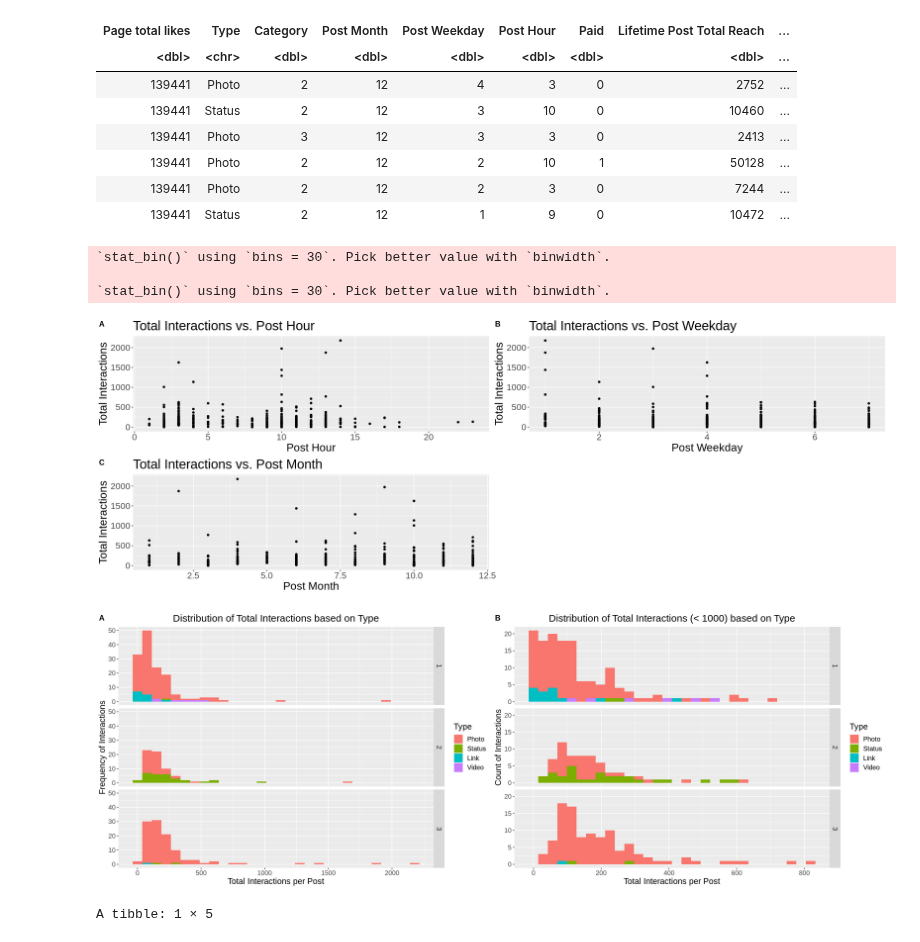
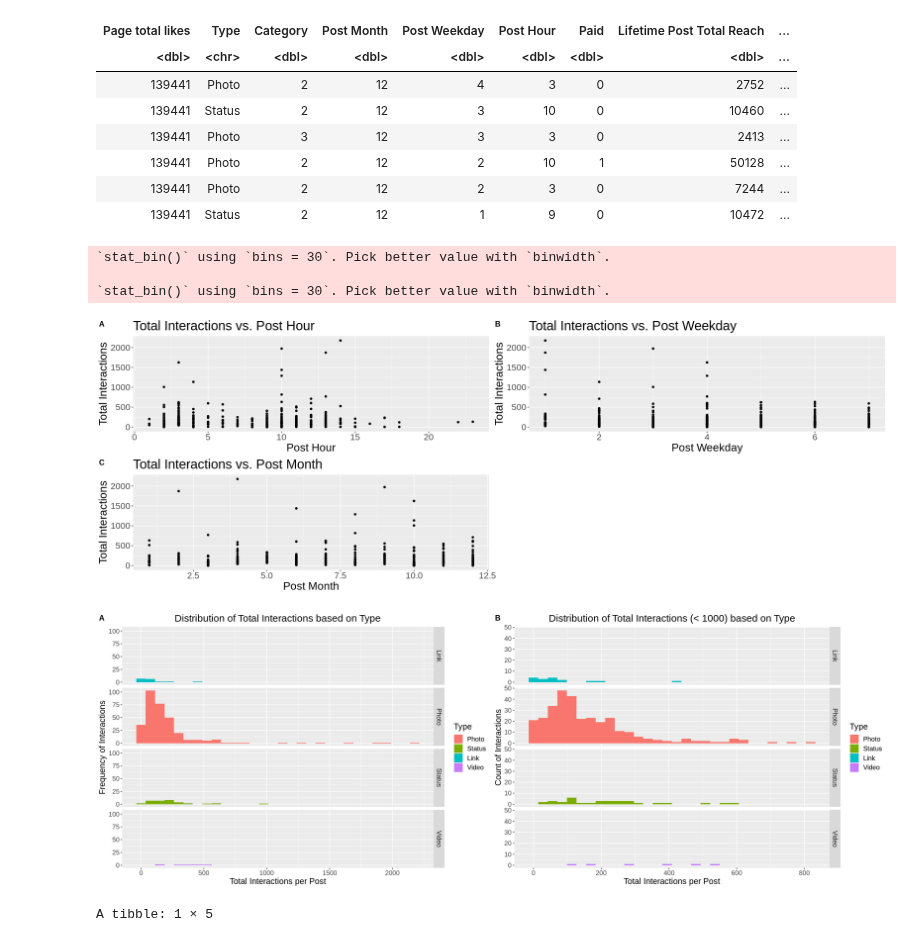
Before and after one commit to amellios/data_science_woohoo, a Jupyter notebook: Proposal.ipynb, the cells around one changed output. Cells and saved outputs as stored; diff of their text form; code cells hidden in the pictures.

Commit message:
split graphs

```diff
--- a/Proposal.ipynb
+++ b/Proposal.ipynb
@@ -100,36 +100,36 @@ facebook_plot3 = ggplot(data = facebook_train_filter, aes(x = `Post Month`, y =
     geom_point() +
     labs(title = "Total Interactions vs. Post Month") +
     theme(text = element_text(size = 20))
 #Distribution of Total Interactions
 distribution_histogram <- ggplot(facebook_train_filter, aes(x = `Total Interactions`, fill = as_factor(Type))) +
                           geom_histogram(position = "identity") +
-                          facet_grid(Category ~ .) +
+                          facet_grid(Type ~ .) +
                           labs(x = "Total Interactions per Post", y = "Frequency of Interactions", fill = "Type",
                                title = "Distribution of Total Interactions based on Type") +
                           theme(plot.title = element_text(hjust = 0.5)) +
                           theme(text = element_text(size = 15))
 
 #Knowing that the majority of the interactions occur below 1000, we also created an additional graph with an emphasis of interactions < 1000
 #Distribution of Total Interactions #2
 facebook_train_filter2 <- filter(facebook_train, `Total Interactions` < 1000)
 distribution_histogram_zoomed <- ggplot(facebook_train_filter2, aes(x = `Total Interactions`, fill = as_factor(Type))) +
                           geom_histogram(position = "identity") +
-                          facet_grid(Category ~ .) +
+                          facet_grid(Type ~ .) +
                           labs(x = "Total Interactions per Post", y = "Count of Interactions", fill = "Type",
                                title = "Distribution of Total Interactions (< 1000) based on Type") +
                           theme(plot.title = element_text(hjust = 0.5)) +
                           theme(text = element_text(size = 15))
 options(repr.plot.width = 20, repr.plot.height. = 15)
 scatter_plots <- plot_grid(facebook_plot, facebook_plot2, facebook_plot3, labels = "AUTO")
 scatter_plots
 distribution_plots <- plot_grid(distribution_histogram, distribution_histogram_zoomed, labels = "AUTO")
 distribution_plots
 # %% [output]
 `stat_bin()` using `bins = 30`. Pick better value with `binwidth`.
 
 `stat_bin()` using `bins = 30`. Pick better value with `binwidth`.
 [figure]
-[figure, old version]
+[figure, new version]
 # %%
 #Min, Max, and Average of Total Interactions
 min_interactions <- min(facebook_train[["Total Interactions"]])
```
